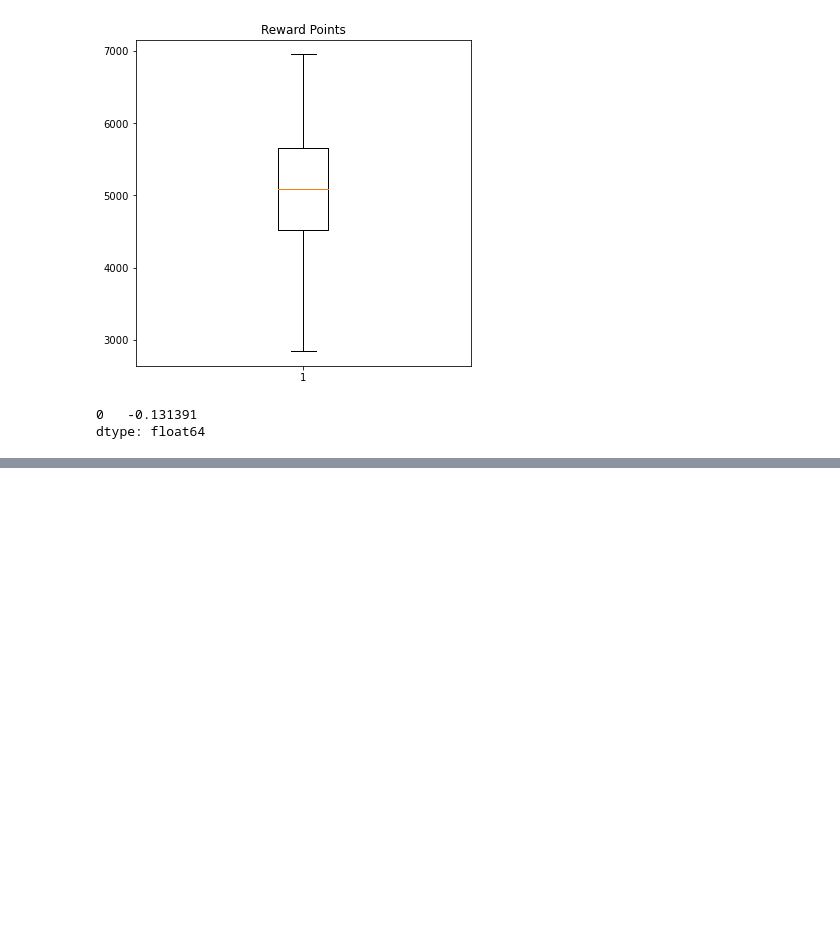
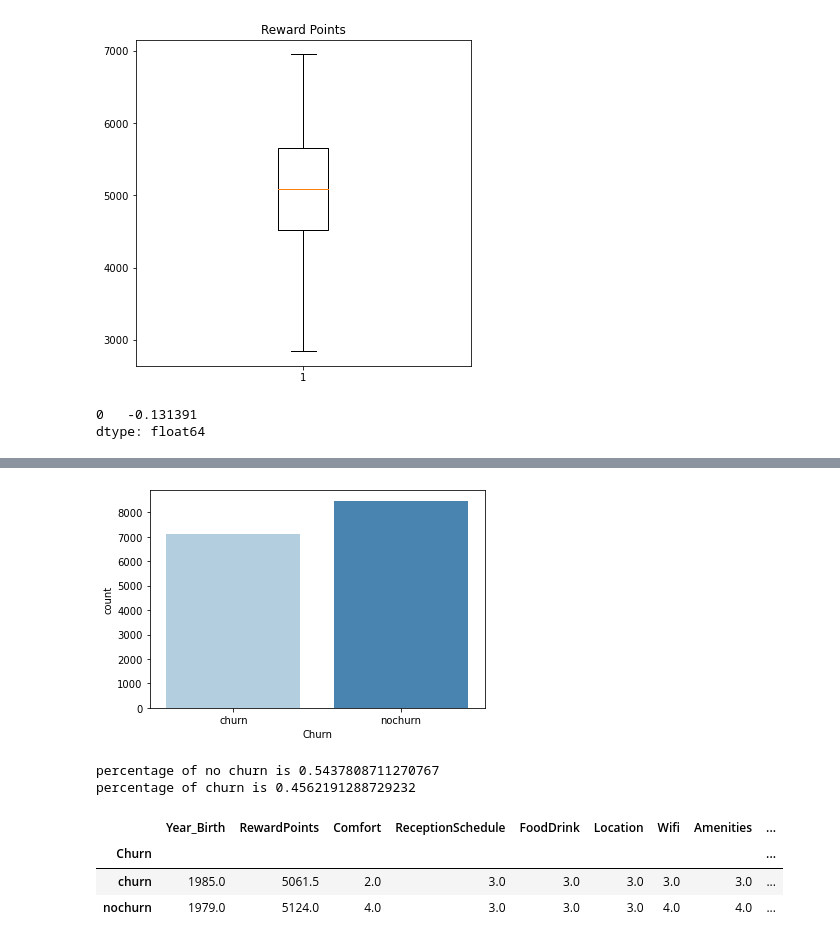
Before and after one commit to Ricardodpalmeida/DSML, a Jupyter notebook: 02. Surpervised/ML Notebook_Mariana.ipynb, the cells around one changed output, grey strips where cells are left out. Drawn from its saved outputs; the diff is of its cells as text; code cells hidden in the pictures; blank space fills up the shorter version.

```diff
--- a/02. Surpervised/ML Notebook_Mariana.ipynb
+++ b/02. Surpervised/ML Notebook_Mariana.ipynb
@@ -189,0 +218,2 @@ dtype: float64
+# %%
+df["RP"] = RP_sk
@@ -189,0 +226,22 @@ dtype: float64
+# %%
+sns.countplot(x="Churn", data = df, palette = "Blues")
+plt.show()
+# %% [output]
+[figure, added]
+# %%
+nochurn_count = len(df[df['Churn']=='nochurn'])
+churn_count = len(df[df['Churn']=='churn'])
+nochurn_perc = nochurn_count/len(df)
+churn_perc = churn_count/len(df)
+print("percentage of no churn is", nochurn_perc)
+print("percentage of churn is", churn_perc)
+# %% [output]
+percentage of no churn is 0.5437808711270767
+percentage of churn is 0.4562191288729232
+# %%
+df.groupby('Churn').median()
+# %% [output]
+|  | Year_Birth | RewardPoints | Comfort | ReceptionSchedule | FoodDrink | Location | Wifi | Amenities | ... |
+| Churn |  |  |  |  |  |  |  |  | ... |
+| churn | 1985.0 | 5061.5 | 2.0 | 3.0 | 3.0 | 3.0 | 3.0 | 3.0 | ... |
+| nochurn | 1979.0 | 5124.0 | 4.0 | 3.0 | 3.0 | 3.0 | 4.0 | 4.0 | ... |
```
Also changed, not shown: parts of 48 cells of this notebook.
